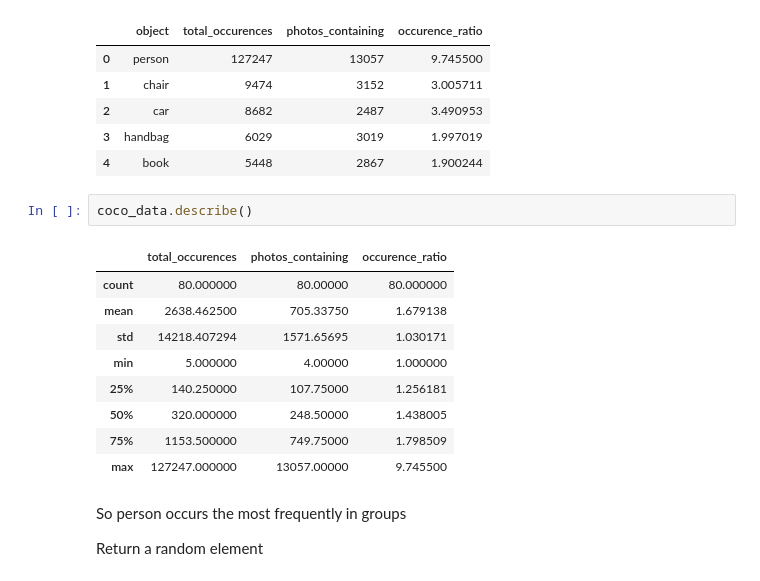
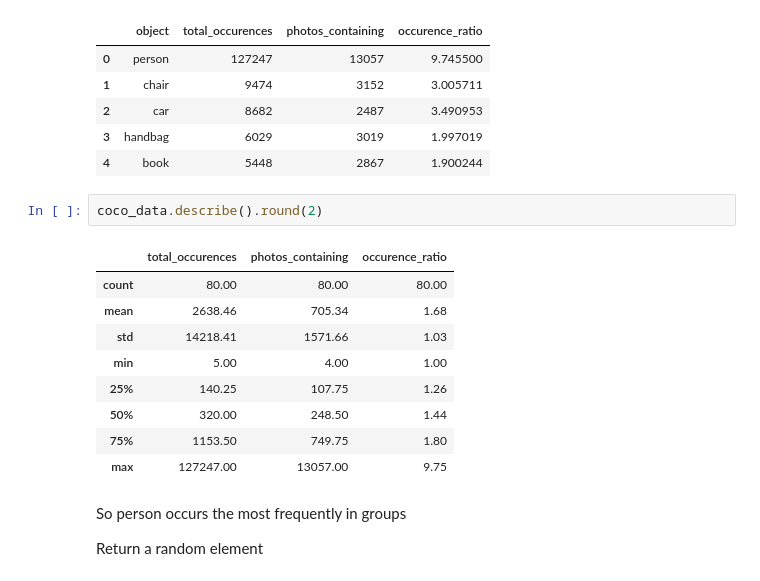
Before and after one commit to obrookes/privacy_decisions, a Jupyter notebook: augmented_feature_summary_stats.ipynb, the cells around one changed output. Drawn from its saved outputs; the diff is of its cells as text.

Commit message:
Round object sum stats to 2dp

```diff
--- a/augmented_feature_summary_stats.ipynb
+++ b/augmented_feature_summary_stats.ipynb
@@ -248,17 +248,17 @@ coco_data.head()
 | 3 | handbag | 6029 | 3019 | 1.997019 |
 | 4 | book | 5448 | 2867 | 1.900244 |
 # %%
-coco_data.describe()
+coco_data.describe().round(2)
 # %% [output]
 |  | total_occurences | photos_containing | occurence_ratio |
-| count | 80.000000 | 80.00000 | 80.000000 |
-| mean | 2638.462500 | 705.33750 | 1.679138 |
-| std | 14218.407294 | 1571.65695 | 1.030171 |
-| min | 5.000000 | 4.00000 | 1.000000 |
-| 25% | 140.250000 | 107.75000 | 1.256181 |
-| 50% | 320.000000 | 248.50000 | 1.438005 |
-| 75% | 1153.500000 | 749.75000 | 1.798509 |
-| max | 127247.000000 | 13057.00000 | 9.745500 |
+| count | 80.00 | 80.00 | 80.00 |
+| mean | 2638.46 | 705.34 | 1.68 |
+| std | 14218.41 | 1571.66 | 1.03 |
+| min | 5.00 | 4.00 | 1.00 |
+| 25% | 140.25 | 107.75 | 1.26 |
+| 50% | 320.00 | 248.50 | 1.44 |
+| 75% | 1153.50 | 749.75 | 1.80 |
+| max | 127247.00 | 13057.00 | 9.75 |
 # %% [markdown]
 So person occurs the most frequently in groups
 
```
